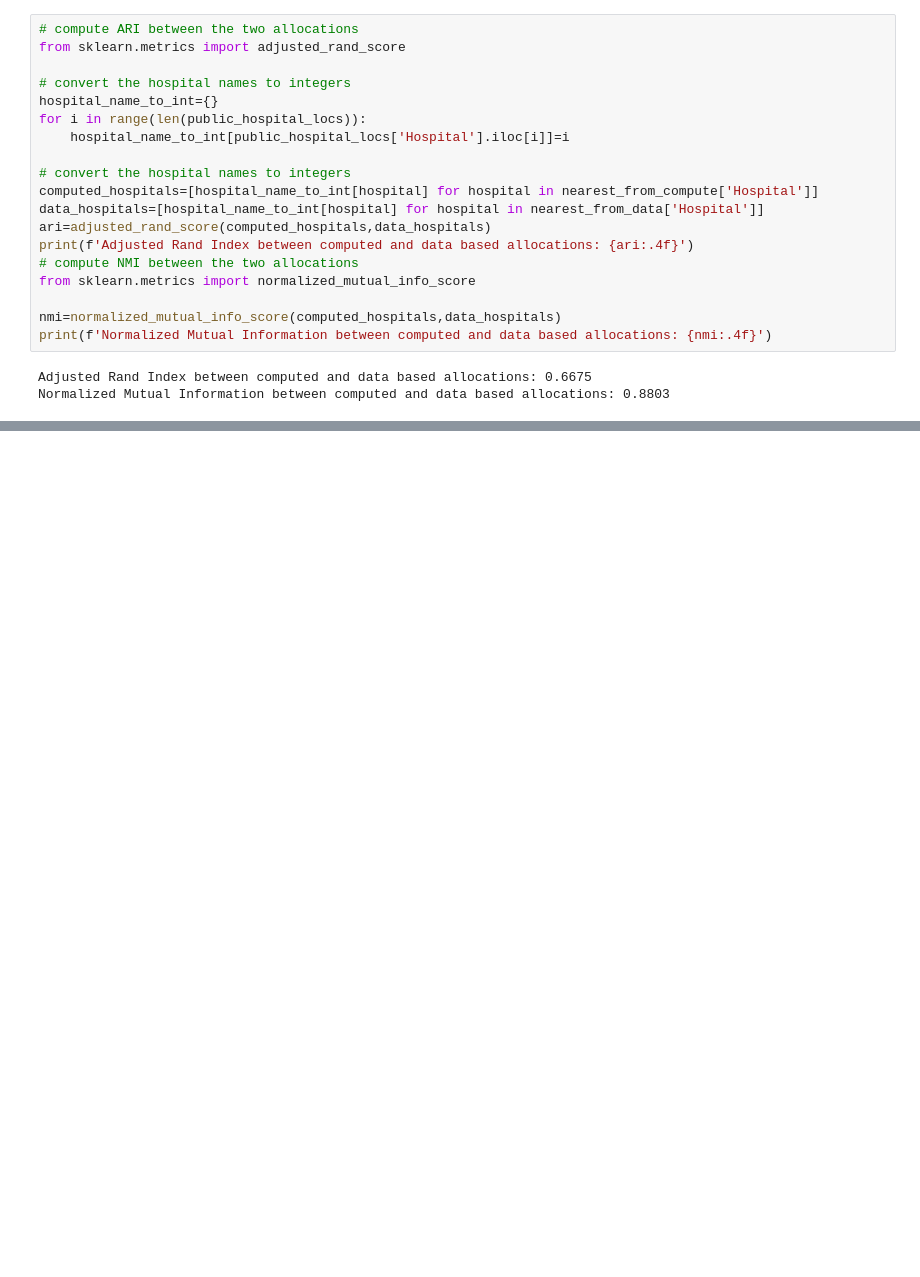
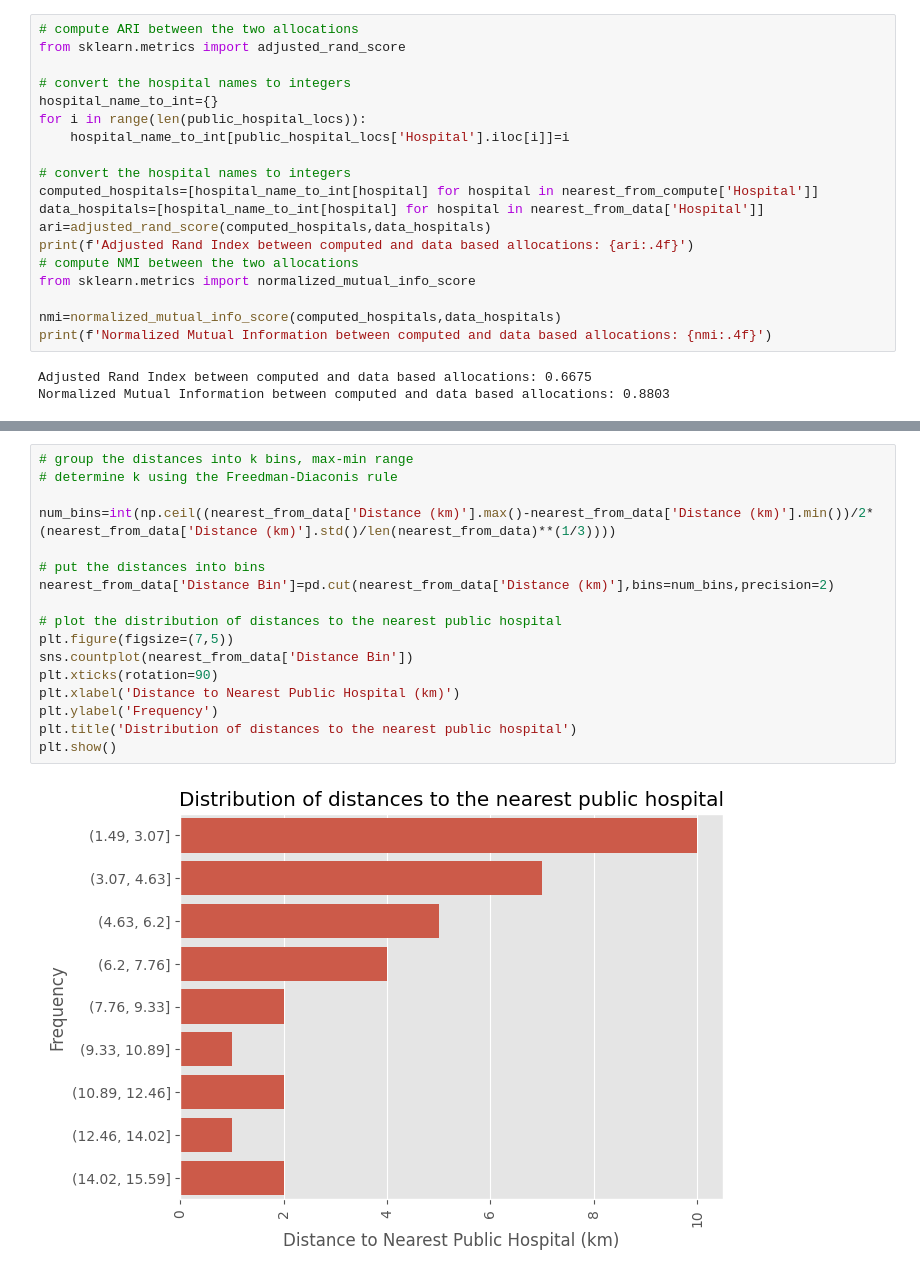
Before and after one commit to Subhasis-Biswas/ML4CPS_Project2, a Jupyter notebook: access_to_healthcare.ipynb, the cells around one changed output, grey strips where cells are left out. Cells and saved outputs as stored; diff of their text form; blank space fills up the shorter version.

```diff
--- a/access_to_healthcare.ipynb
+++ b/access_to_healthcare.ipynb
@@ -471,0 +482,19 @@ Normalized Mutual Information between computed and data based allocations: 0.880
+# %%
+# group the distances into k bins, max-min range
+# determine k using the Freedman-Diaconis rule
+
+num_bins=int(np.ceil((nearest_from_data['Distance (km)'].max()-nearest_from_data['Distance (km)'].min())/2*(nearest_from_data['Distance (km)'].std()/len(nearest_from_data)**(1/3))))
+
+# put the distances into bins
+nearest_from_data['Distance Bin']=pd.cut(nearest_from_data['Distance (km)'],bins=num_bins,precision=2)
+
+# plot the distribution of distances to the nearest public hospital
+plt.figure(figsize=(7,5))
+sns.countplot(nearest_from_data['Distance Bin'])
+plt.xticks(rotation=90)
+plt.xlabel('Distance to Nearest Public Hospital (km)')
+plt.ylabel('Frequency')
+plt.title('Distribution of distances to the nearest public hospital')
+plt.show()
+# %% [output]
+[figure, added]
```
Also changed, not shown: parts of 16 cells of this notebook.
